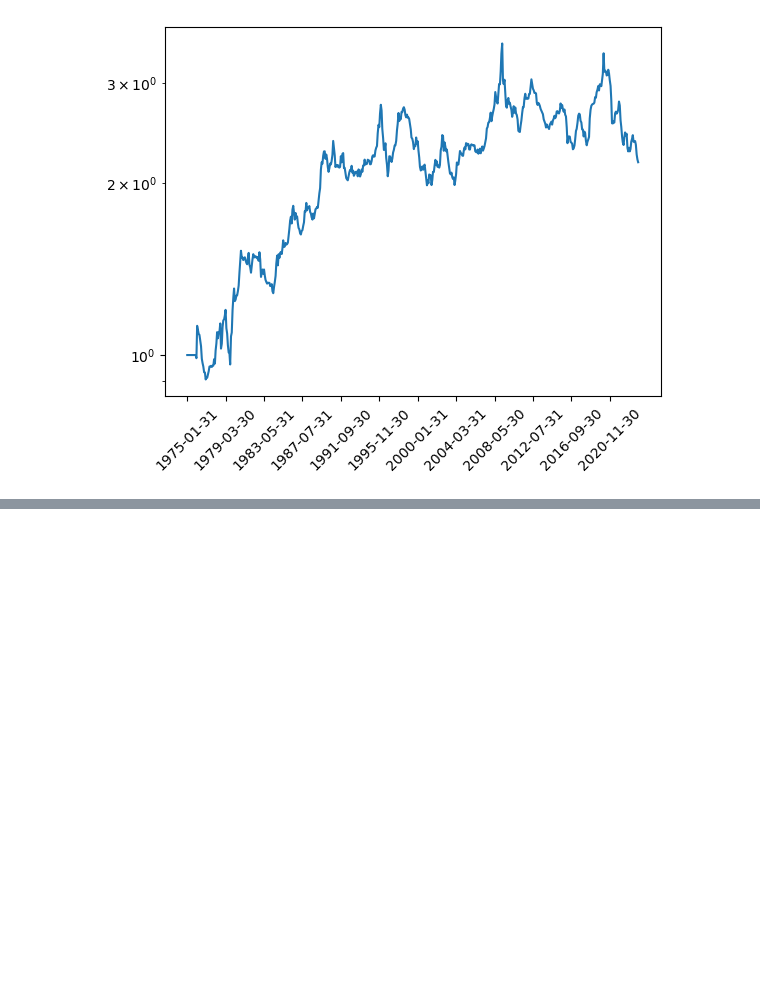
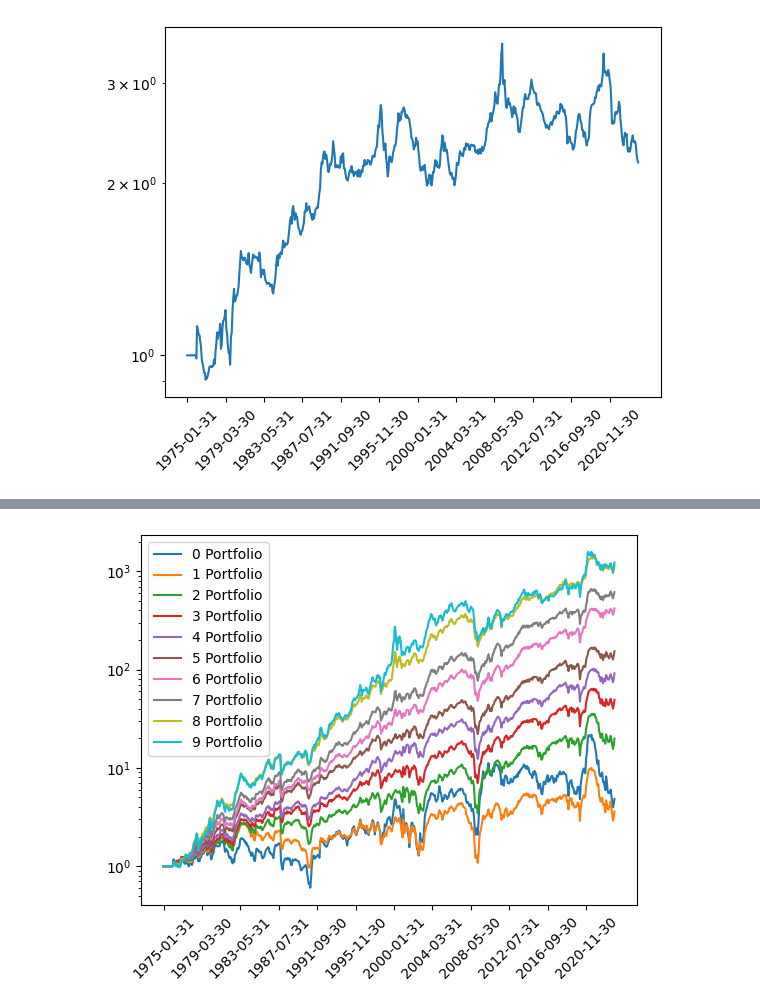
Before and after one commit to Castoria21/Capstone, a Jupyter notebook: code/demo.ipynb, the cells around one changed output, grey strips where cells are left out. Saved outputs shown, nothing was run; the diff lists cells and outputs as text; code cells hidden in the pictures; blank space fills up the shorter version.

```diff
--- a/code/demo.ipynb
+++ b/code/demo.ipynb
@@ -108,0 +132,17 @@ plot_solo_cum(ff_size.iloc[:, 0] - ff_size.iloc[:, -1])
+# %%
+df_mom = get_momentum(dfs['ret'])
+# %%
+# selected_idx = get_certain_month_idx(df_mom, month=6)
+# df_mom[~selected_idx] = np.nan
+mom_portfolio = get_sorted_portfolio(
+    dfs['ret'], get_sorted_index(
+        df_mom * get_volume_threshold(date_cusip_pivot(crsp, "vol"), 0.20),
+        holding_period=1
+        #quantiles=np.array([0.2, 0.4, 0.6, 0.8])
+        )
+)
+temp_mom = mom_portfolio[
+    (mom_portfolio.index >= datetime(1975, 1, 1)) & (mom_portfolio.index <= datetime(2020, 12, 31))
+]
+# %% [output]
+[figure, added]
```
Also changed, not shown: parts of 17 cells of this notebook, 3 other files.
